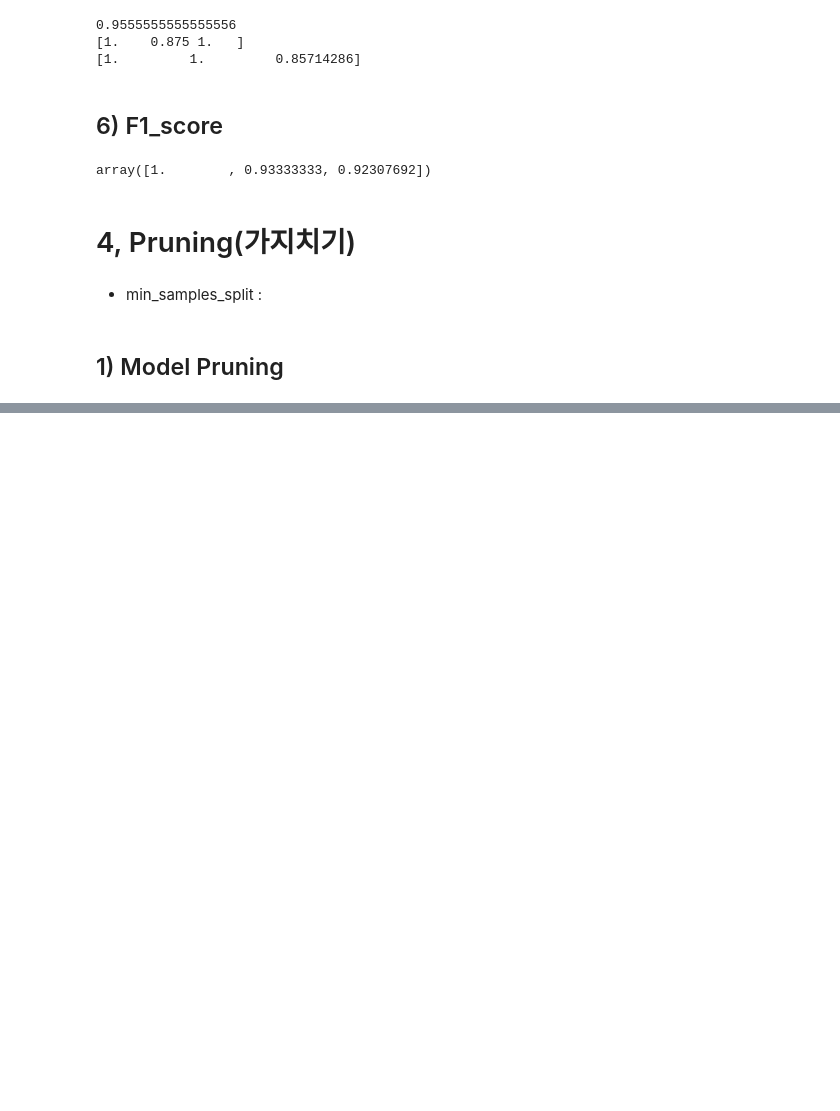
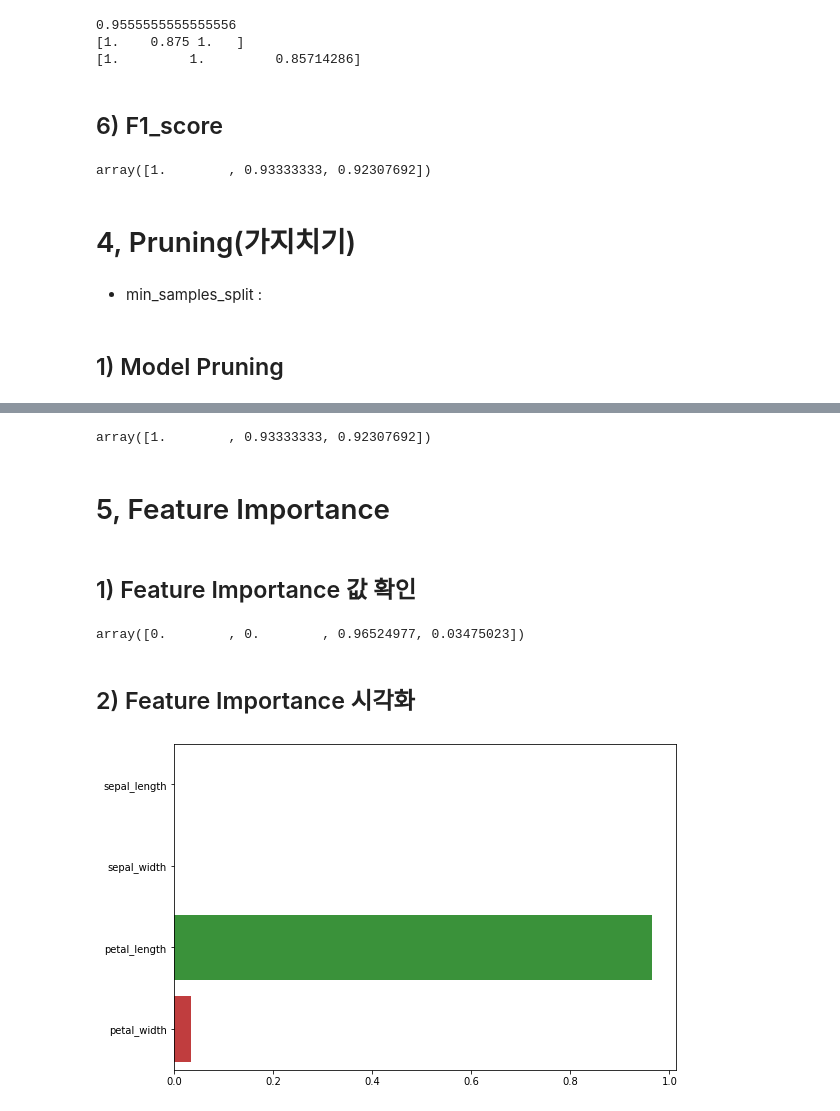
Before and after one commit to Seungeun-Song/Study-for-K-Digital-AI-developer, a Jupyter notebook: Practice/21_03_04_Decision_Tree.ipynb, the cells around one changed output, grey strips where cells are left out. Drawn from its saved outputs; the diff is of its cells as text; code cells hidden in the pictures; blank space fills up the shorter version.

```diff
--- a/Practice/21_03_04_Decision_Tree.ipynb
+++ b/Practice/21_03_04_Decision_Tree.ipynb
@@ -140,3 +153,10 @@ array([1.        , 0.93333333, 0.92307692])
 * min_samples_split :
 # %% [markdown]
 ## 1) Model Pruning
+# %%
+from sklearn.tree import DecisionTreeClassifier
+
+# max_depth??
+Model_pr = DecisionTreeClassifier(max_depth = 3,
+                                  random_state = 2045)
+Model_pr.fit(x_train, y_train)
@@ -142,0 +207,23 @@ array([1.        , 0.93333333, 0.92307692])
+# %%
+from sklearn.metrics import f1_score
+
+f1_score(y_test, y_hat, average = None)
+# %% [output]
+array([1.        , 0.93333333, 0.92307692])
+# %% [markdown]
+# 5, Feature Importance
+# %% [markdown]
+## 1) Feature Importance 값 확인
+# %%
+Model_pr.feature_importances_
+# %% [output]
+array([0.        , 0.        , 0.96524977, 0.03475023])
+# %% [markdown]
+## 2) Feature Importance 시각화
+# %%
+plt.figure(figsize=(9,6))
+sns.barplot(Model_pr.feature_importances_,
+            ['sepal_length', 'sepal_width','petal_length','petal_width'])
+plt.show()
+# %% [output]
+[figure, added]
```
Also changed, not shown: parts of 15 cells of this notebook.
